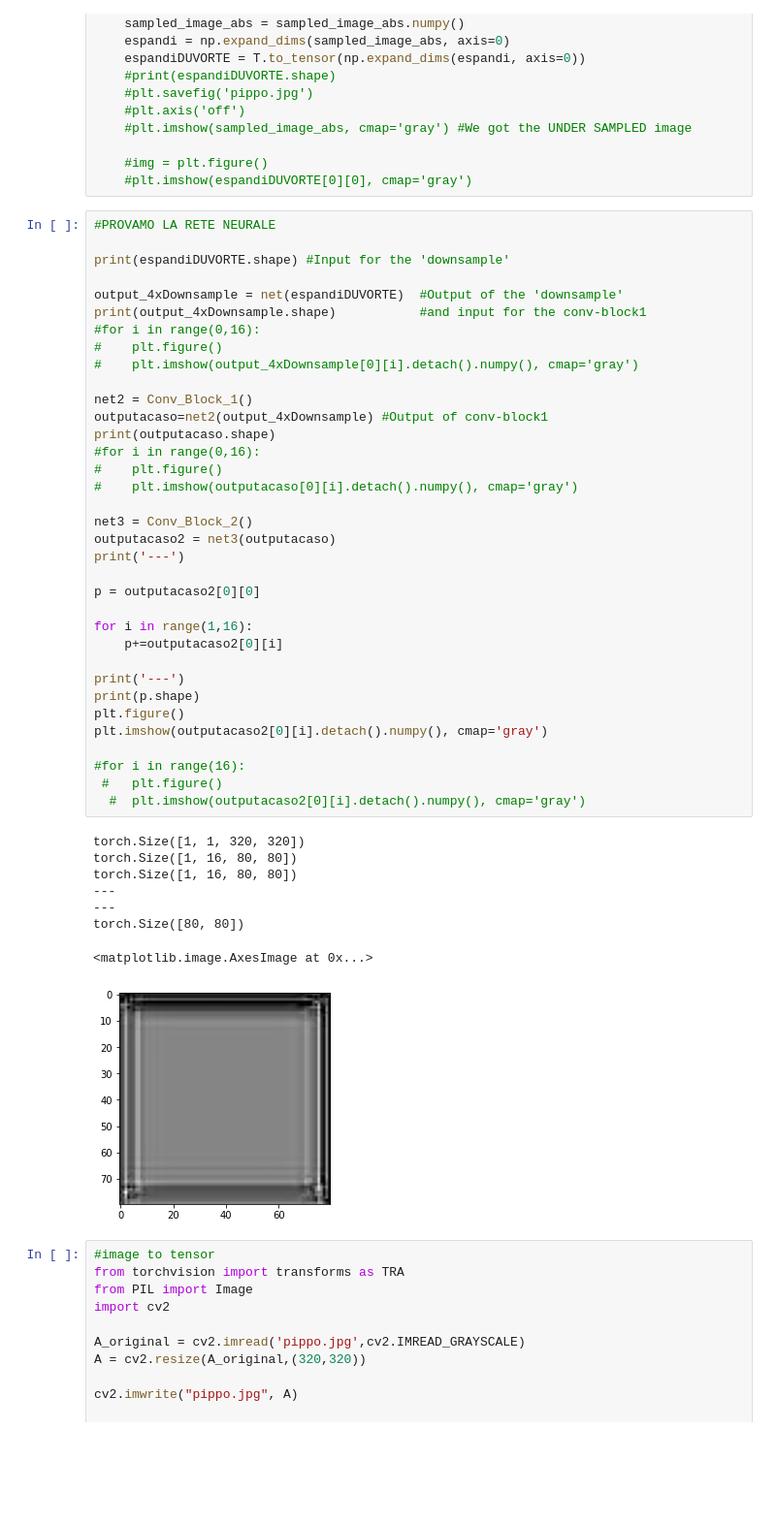
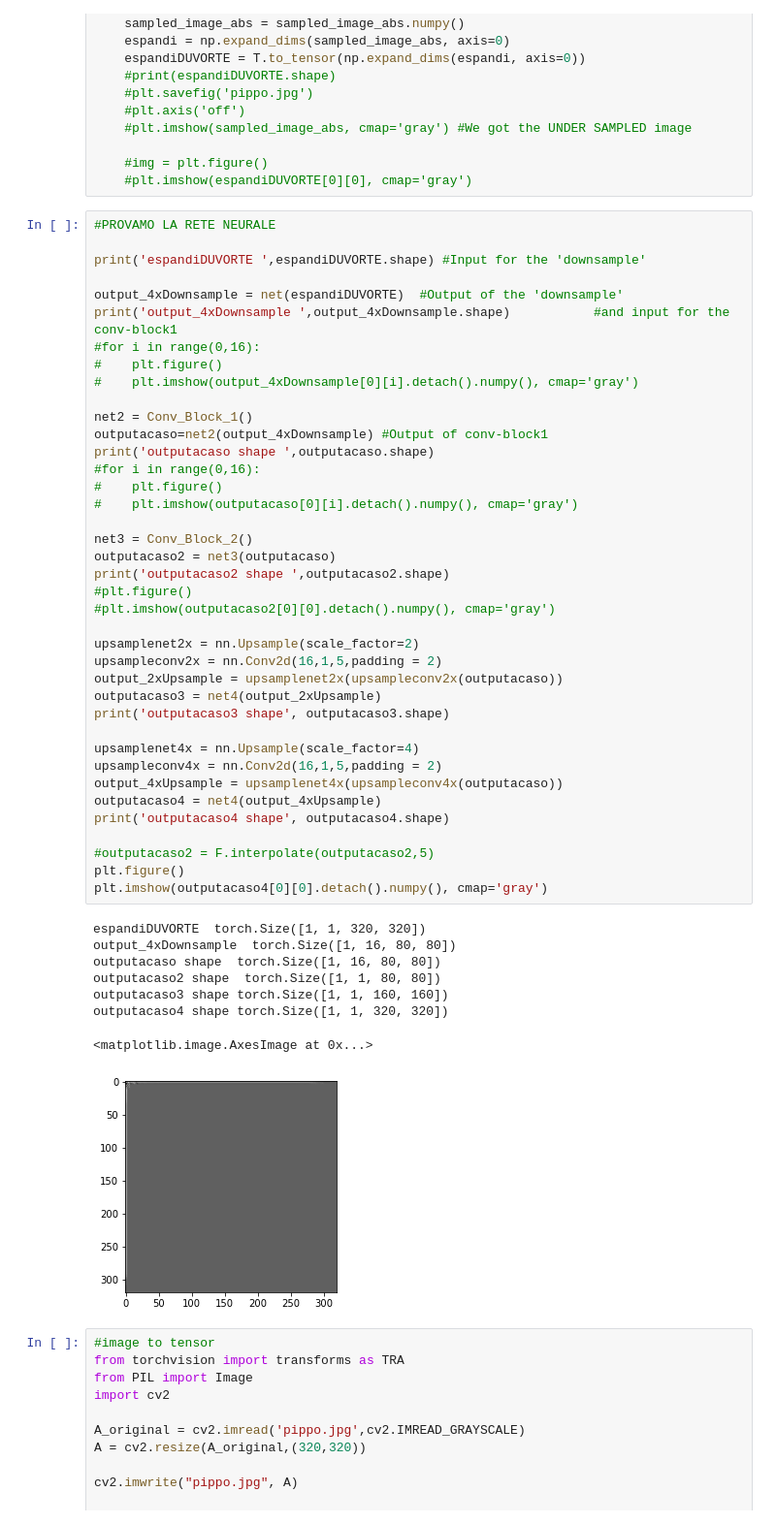
Before and after one commit to tekflio/neural, a Jupyter notebook: singlecoil_laplacian_prova.ipynb, the cells around one changed output. Shown at 97% size. Saved outputs shown, nothing was run; the diff lists cells and outputs as text; blank space fills up the shorter version.

```diff
--- a/singlecoil_laplacian_prova.ipynb
+++ b/singlecoil_laplacian_prova.ipynb
@@ -198,47 +214,51 @@ for masked_kspace in dataset:
 # %%
 #PROVAMO LA RETE NEURALE
 
-print(espandiDUVORTE.shape) #Input for the 'downsample'
+print('espandiDUVORTE ',espandiDUVORTE.shape) #Input for the 'downsample'
 
 output_4xDownsample = net(espandiDUVORTE)  #Output of the 'downsample'
-print(output_4xDownsample.shape)           #and input for the conv-block1
+print('output_4xDownsample ',output_4xDownsample.shape)           #and input for the conv-block1
 #for i in range(0,16):
 #    plt.figure()
 #    plt.imshow(output_4xDownsample[0][i].detach().numpy(), cmap='gray')
 
 net2 = Conv_Block_1()
 outputacaso=net2(output_4xDownsample) #Output of conv-block1
-print(outputacaso.shape)
+print('outputacaso shape ',outputacaso.shape)
 #for i in range(0,16):
 #    plt.figure()
 #    plt.imshow(outputacaso[0][i].detach().numpy(), cmap='gray')
 
 net3 = Conv_Block_2()
 outputacaso2 = net3(outputacaso)
-print('---')
+print('outputacaso2 shape ',outputacaso2.shape)
+#plt.figure()
+#plt.imshow(outputacaso2[0][0].detach().numpy(), cmap='gray')
 
-p = outputacaso2[0][0]
+upsamplenet2x = nn.Upsample(scale_factor=2)
+upsampleconv2x = nn.Conv2d(16,1,5,padding = 2)
+output_2xUpsample = upsamplenet2x(upsampleconv2x(outputacaso))
+outputacaso3 = net4(output_2xUpsample)
+print('outputacaso3 shape', outputacaso3.shape)
 
-for i in range(1,16):
-    p+=outputacaso2[0][i]
+upsamplenet4x = nn.Upsample(scale_factor=4)
+upsampleconv4x = nn.Conv2d(16,1,5,padding = 2)
+output_4xUpsample = upsamplenet4x(upsampleconv4x(outputacaso))
+outputacaso4 = net4(output_4xUpsample)
+print('outputacaso4 shape', outputacaso4.shape)
 
-print('---')
-print(p.shape)
+#outputacaso2 = F.interpolate(outputacaso2,5)
 plt.figure()
-plt.imshow(outputacaso2[0][i].detach().numpy(), cmap='gray')
-
-#for i in range(16):
- #   plt.figure()
-  #  plt.imshow(outputacaso2[0][i].detach().numpy(), cmap='gray')
+plt.imshow(outputacaso4[0][0].detach().numpy(), cmap='gray')
 # %% [output]
-torch.Size([1, 1, 320, 320])
-torch.Size([1, 16, 80, 80])
-torch.Size([1, 16, 80, 80])
----
----
-torch.Size([80, 80])
+espandiDUVORTE  torch.Size([1, 1, 320, 320])
+output_4xDownsample  torch.Size([1, 16, 80, 80])
+outputacaso shape  torch.Size([1, 16, 80, 80])
+outputacaso2 shape  torch.Size([1, 1, 80, 80])
+outputacaso3 shape torch.Size([1, 1, 160, 160])
+outputacaso4 shape torch.Size([1, 1, 320, 320])
 <matplotlib.image.AxesImage at 0x...>
-[figure, old version]
+[figure, new version]
 # %%
 #image to tensor
 from torchvision import transforms as TRA
```
Also changed, not shown: parts of 4 cells of this notebook.
